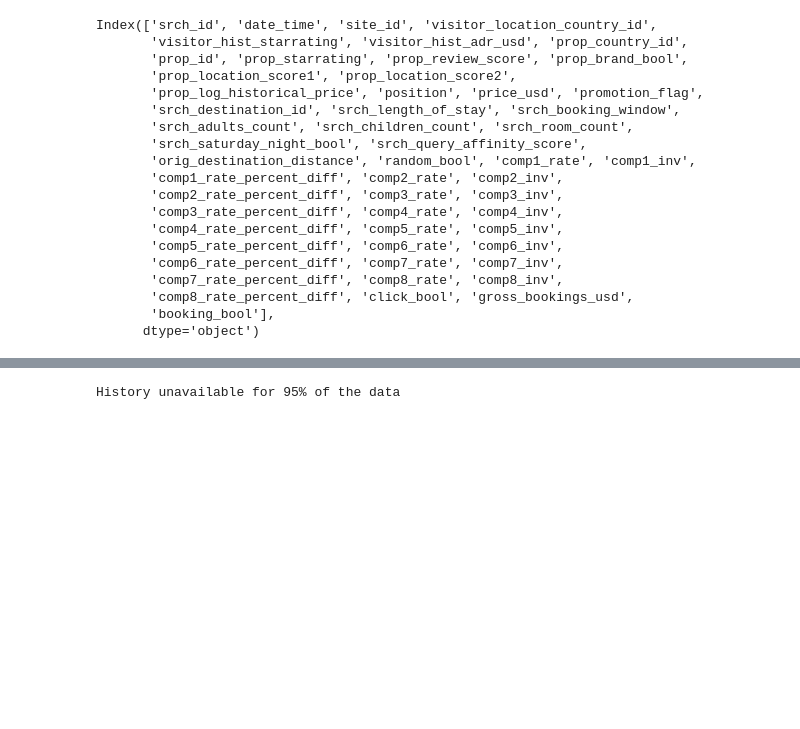
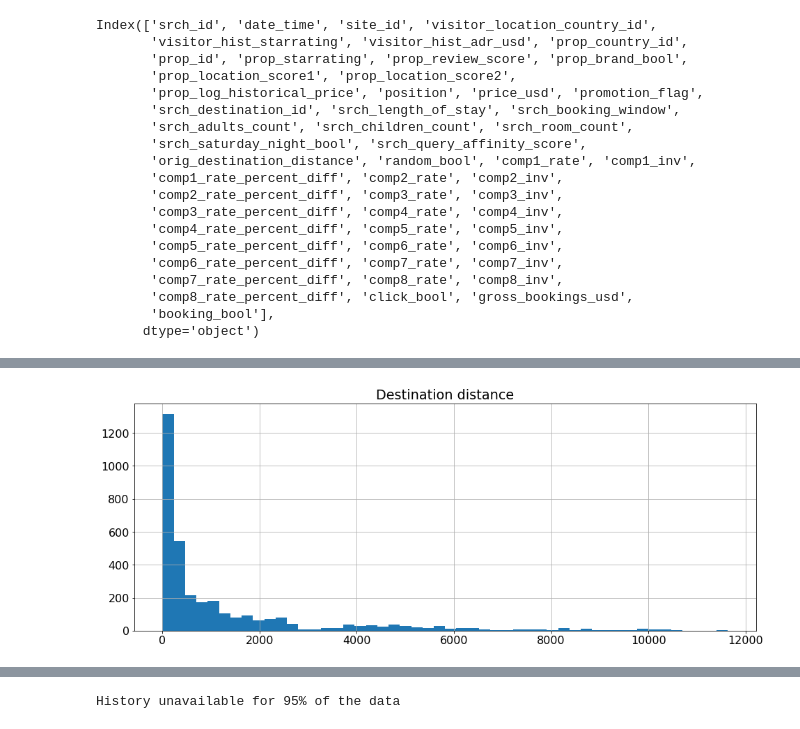
Before and after one commit to OlegBEZb/Personalize-Expedia-Hotel-Searches, a Jupyter notebook: EDA.ipynb, the cells around one changed output, grey strips where cells are left out. Saved outputs shown, nothing was run; the diff lists cells and outputs as text; code cells hidden in the pictures; blank space fills up the shorter version.

```diff
--- a/EDA.ipynb
+++ b/EDA.ipynb
@@ -67,0 +113,5 @@ Index(['srch_id', 'date_time', 'site_id', 'visitor_location_country_id',
+# %%
+df['orig_destination_distance'].hist(bins=50)
+plt.title('Destination distance');
+# %% [output]
+[figure, added]
```
Also changed, not shown: parts of 29 cells of this notebook.
